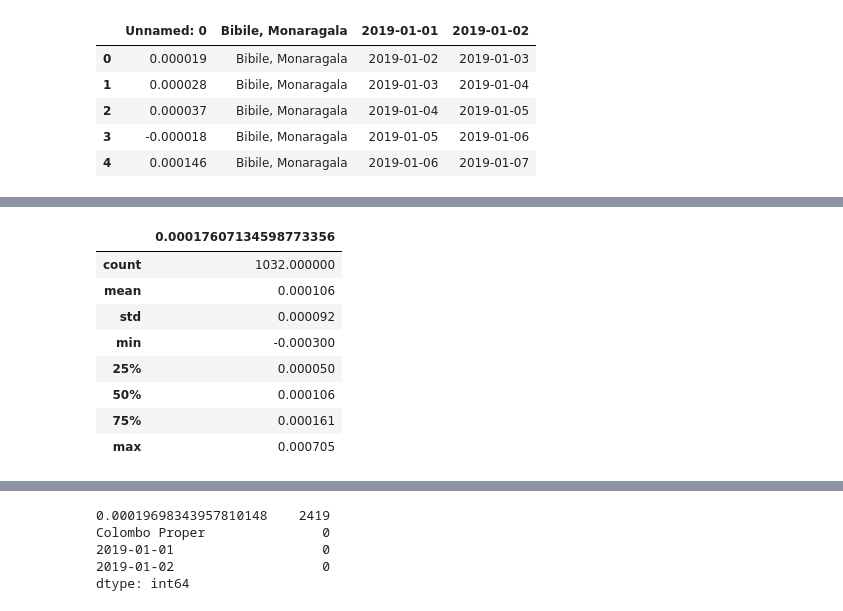
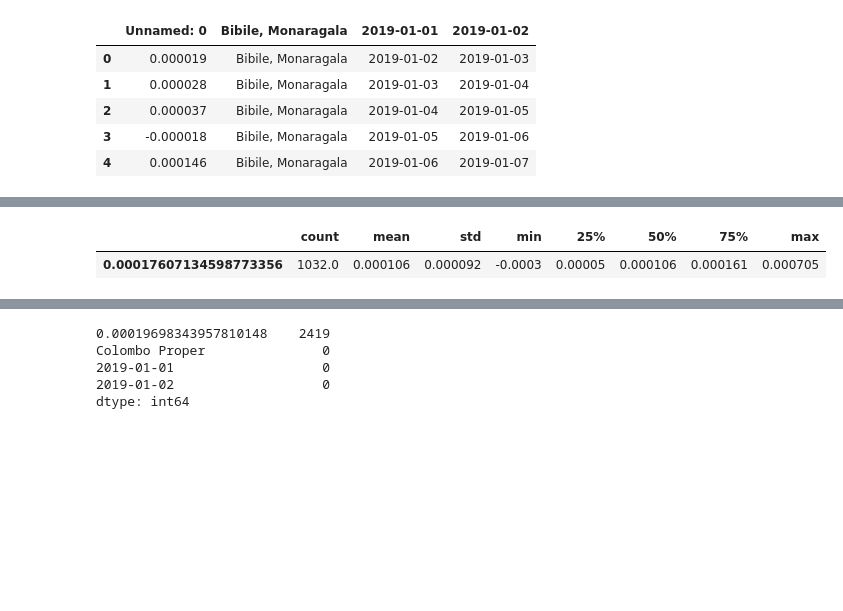
Before and after one commit to Lafri-13/Analysing-Tropospheric-Formaldehyde-HCHO-gas-in-Sri-Lanka, a Jupyter notebook: Analysis_HCHO.ipynb, the cells around one changed output, grey strips where cells are left out. Saved outputs shown, nothing was run; the diff lists cells and outputs as text; code cells hidden in the pictures; blank space fills up the shorter version.

```diff
--- a/Analysis_HCHO.ipynb
+++ b/Analysis_HCHO.ipynb
@@ -117,13 +112,6 @@ df_col_mat_nuw.describe()
 # %%
-df_kan.describe()
+df_kan.describe().T
 # %% [output]
-|  | 0.00017607134598773356 |
-| count | 1032.000000 |
-| mean | 0.000106 |
-| std | 0.000092 |
-| min | -0.000300 |
-| 25% | 0.000050 |
-| 50% | 0.000106 |
-| 75% | 0.000161 |
-| max | 0.000705 |
+|  | count | mean | std | min | 25% | 50% | 75% | max |
+| 0.00017607134598773356 | 1032.0 | 0.000106 | 0.000092 | -0.0003 | 0.00005 | 0.000106 | 0.000161 | 0.000705 |
 # %%
```
Also changed, not shown: parts of 35 cells of this notebook.
